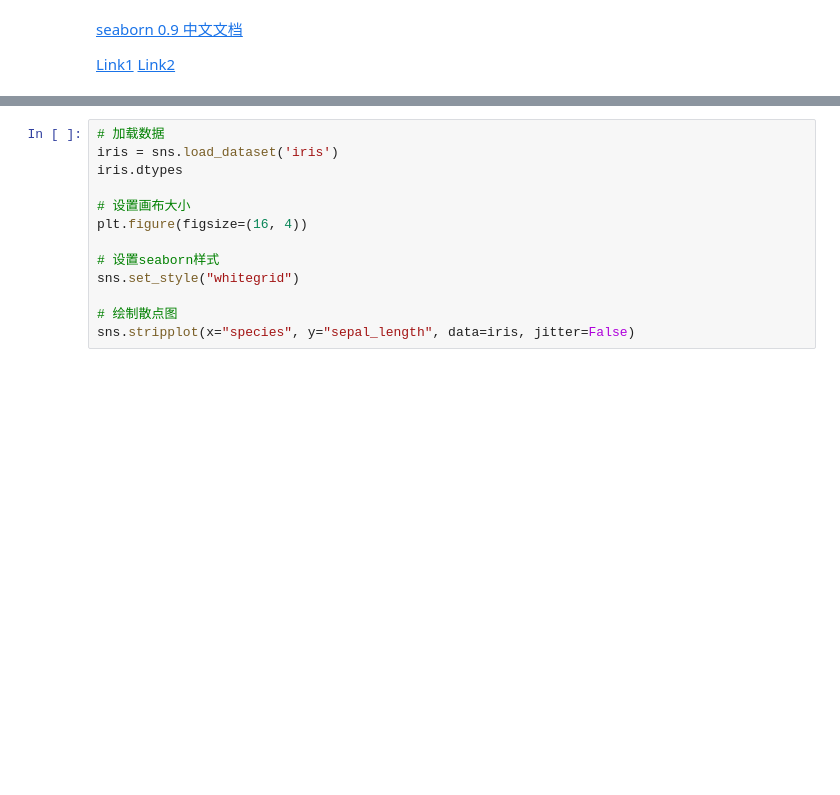
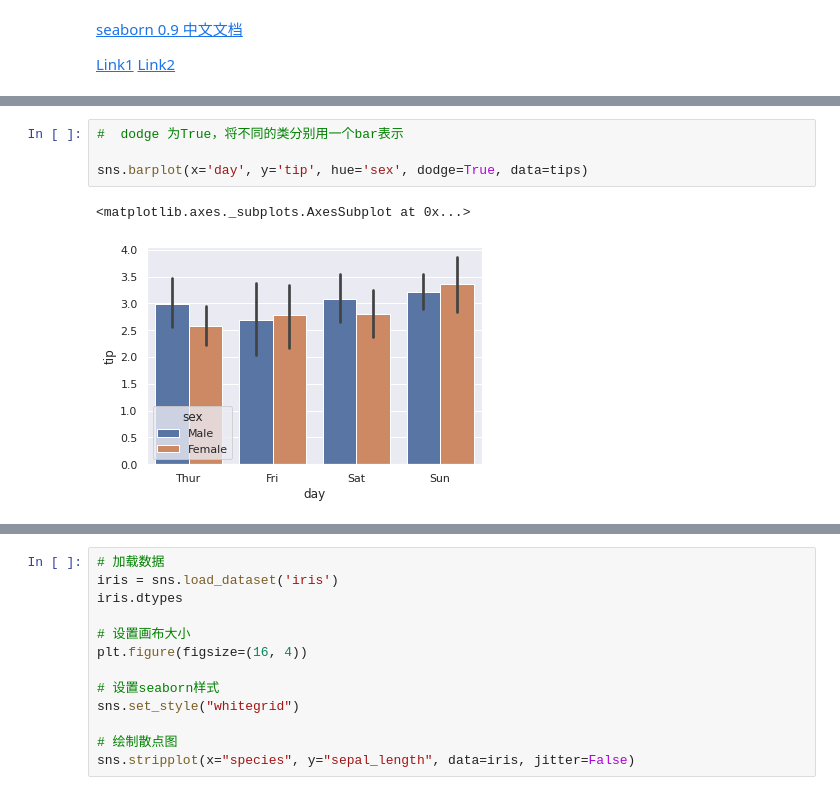
Before and after one commit to zoudong0836/pandas, a Jupyter notebook: Learn-Seaborn/Seaborn - API.ipynb, the cells around one changed output, grey strips where cells are left out. Cells and saved outputs as stored; diff of their text form; blank space fills up the shorter version.

```diff
--- a/Learn-Seaborn/Seaborn - API.ipynb
+++ b/Learn-Seaborn/Seaborn - API.ipynb
@@ -47,0 +60,7 @@ plt.show()
+# %%
+#  dodge 为True，将不同的类分别用一个bar表示
+
+sns.barplot(x='day', y='tip', hue='sex', dodge=True, data=tips)
+# %% [output]
+<matplotlib.axes._subplots.AxesSubplot at 0x...>
+[figure, added]
```
Also changed, not shown: parts of 96 cells of this notebook.
